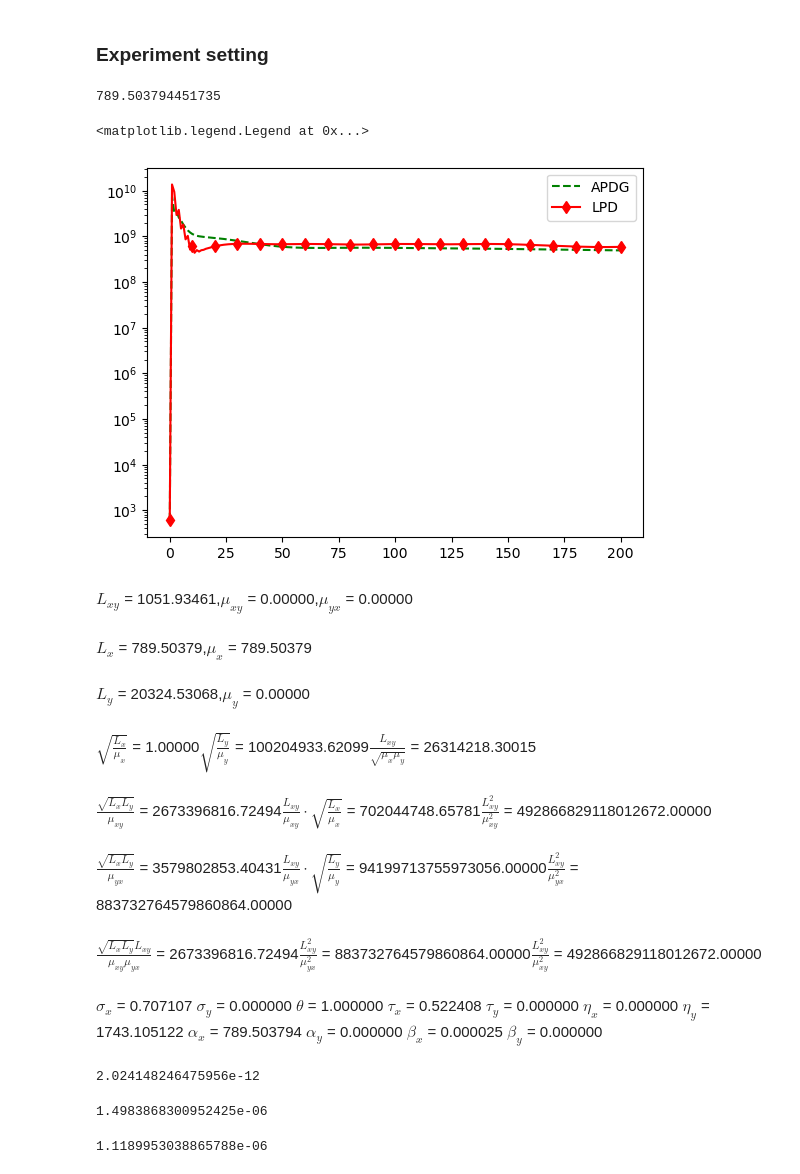
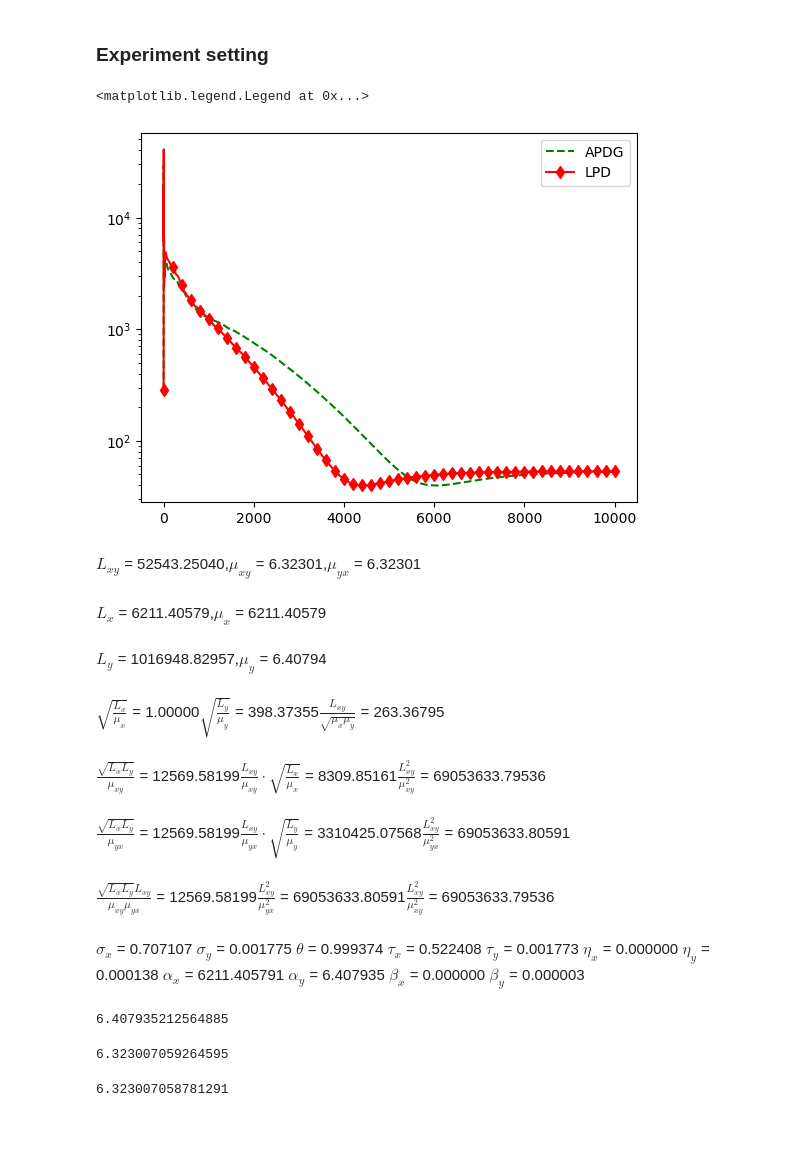
Before and after one commit to mrph2898/MASS, a Jupyter notebook: experiments/RL_comparison.ipynb, the cells around one changed output. Drawn from its saved outputs; the diff is of its cells as text; code cells hidden in the pictures; blank space fills up the shorter version.

```diff
--- a/experiments/RL_comparison.ipynb
+++ b/experiments/RL_comparison.ipynb
@@ -81,8 +81,9 @@ True
 ### Experiment setting
 # %%
 _states, _actions, _n_states, _rewards = [], [], [], []
-for s, a, _s, r in task.mdp.sample_transition(max_n=n, policy=beh_pol, seed=None,
-                                    with_restart=True, s_start=None):
+N = 20000
+for s, a, _s, r in task.mdp.sample_transition(max_n=N, policy=beh_pol, seed=None,
+                                              with_restart=True, s_start=None):
     _states.append(s)
     _actions.append(a)
     _n_states.append(_s)
@@ -121,9 +122,9 @@ class RL_problem(pr.BaseSaddle):
         self.L_x = self.rho
         self.mu_x = self.rho
 
-        spectrum = LA.svd(self.C)[1]
-        self.L_y = spectrum.real.max()
-        self.mu_y = np.abs(spectrum).min()
+        spectrum = LA.eig(self.C)[0]
+        self.L_y = spectrum.max()
+        self.mu_y = spectrum.real.min()
         if self.rho == 0:
             self.yopt = LA.solve(self.A.transpose(), np.zeros((n, 1)))
             self.xopt = LA.solve(self.A, self.C.dot(self.yopt) - self.b)
@@ -144,71 +145,70 @@ class RL_problem(pr.BaseSaddle):
 # %%
 A=-B
 RHO = LA.svd(A.T.dot(LA.inv(C)).dot(A))[1].max()
-print(RHO)
+# RHO = 1.
 problem_RL = RL_problem(B=B,C=C, b=b.T, rho=RHO)
 params = {"apdg": None,
-          'altgd': 0.1,
-          'simgd': 0.05,
-          'avg': 1,
-          'eg':0.6,
-          'omd':0.3,
-          'AA': 0.5
+          # 'altgd': 0.1,
+          # 'simgd': 0.05,
+          # 'avg': 1,
+          # 'eg':0.6,
+          # 'omd':0.3,
+          # 'AA': 0.5
          }
  # {'simgd':0.05, 'altgd':0.1, 'avg':1, 'adam':0.01, 'eg':0.6,'omd':0.3, 'fr':0.05,'AA':0.5}
 
 x0 = np.ones(n_feat, )
 y0 = np.ones(n_feat, )
 type2=True
-iteration = 200
+iteration = 10000
 k =  100
 methods_dict = ut.main(problem_RL, iteration, x0.copy(), y0.copy(), params, k=k)
-# %% [output]
-789.503794451735
 # %%
 %matplotlib inline
 plot_interval = 1
+markevery=200
 for method in methods_dict:
     if method not in ["EG", "OMD", "SimGD", "AltGD"]:
         plt.semilogy(np.arange(0, iteration+plot_interval, plot_interval),
                      methods_dict[method]["loss_hist"][::plot_interval],
                      methods_dict[method]["marker"],
                      markevery=markevery,
                      label=method
                     )
 plt.legend()
 # %% [output]
 <matplotlib.legend.Legend at 0x...>
-[figure, old version]
+[figure, new version]
 # %%
 ut.display_constants(problem_RL)
 # %% [output]
-$L_{xy}$ = 1051.93461,$\mu_{xy}$ = 0.00000,$\mu_{yx}$ = 0.00000
+$L_{xy}$ = 52543.25040,$\mu_{xy}$ = 6.32301,$\mu_{yx}$ = 6.32301
-$L_{x}$ = 789.50379,$\mu_{x}$ = 789.50379
+$L_{x}$ = 6211.40579,$\mu_{x}$ = 6211.40579
-$L_{y}$ = 20324.53068,$\mu_{y}$ = 0.00000
+$L_{y}$ = 1016948.82957,$\mu_{y}$ = 6.40794
-$\sqrt{\frac{L_x}{\mu_{x}}}$ = 1.00000$\sqrt{\frac{L_y}{\mu_{y}}}$ = 100204933.62099$\frac{L_{xy}}{\sqrt{\mu_{x} \mu_y}}$ = 26314218.30015
+$\sqrt{\frac{L_x}{\mu_{x}}}$ = 1.00000$\sqrt{\frac{L_y}{\mu_{y}}}$ = 398.37355$\frac{L_{xy}}{\sqrt{\mu_{x} \mu_y}}$ = 263.36795
-$\frac{\sqrt{L_x L_y}}{\mu_{xy}}$ = 2673396816.72494$\frac{L_{xy}}{\mu_{xy}}\cdot\sqrt{\frac{L_x}{\mu_{x}}}$ = 702044748.65781$\frac{L_{xy}^2}{\mu_{xy}^2}$ = 492866829118012672.00000
+$\frac{\sqrt{L_x L_y}}{\mu_{xy}}$ = 12569.58199$\frac{L_{xy}}{\mu_{xy}}\cdot\sqrt{\frac{L_x}{\mu_{x}}}$ = 8309.85161$\frac{L_{xy}^2}{\mu_{xy}^2}$ = 69053633.79536
-$\frac{\sqrt{L_x L_y}}{\mu_{yx}}$ = 3579802853.40431$\frac{L_{xy}}{\mu_{yx}}\cdot\sqrt{\frac{L_y}{\mu_{y}}}$ = 94199713755973056.00000$\frac{L_{xy}^2}{\mu_{yx}^2}$ = 883732764579860864.00000
+$\frac{\sqrt{L_x L_y}}{\mu_{yx}}$ = 12569.58199$\frac{L_{xy}}{\mu_{yx}}\cdot\sqrt{\frac{L_y}{\mu_{y}}}$ = 3310425.07568$\frac{L_{xy}^2}{\mu_{yx}^2}$ = 69053633.80591
-$\frac{\sqrt{L_x L_y} L_{xy}}{\mu_{xy}\mu_{yx}}$ = 2673396816.72494$\frac{L_{xy}^2}{\mu_{yx}^2}$ = 883732764579860864.00000$\frac{L_{xy}^2}{\mu_{xy}^2}$ = 492866829118012672.00000
+$\frac{\sqrt{L_x L_y} L_{xy}}{\mu_{xy}\mu_{yx}}$ = 12569.58199$\frac{L_{xy}^2}{\mu_{yx}^2}$ = 69053633.80591$\frac{L_{xy}^2}{\mu_{xy}^2}$ = 69053633.79536
 $\sigma_x$ = 0.707107
-$\sigma_y$ = 0.000000
-$\theta$ = 1.000000
+$\sigma_y$ = 0.001775
+$\theta$ = 0.999374
 $\tau_x$ = 0.522408
-$\tau_y$ = 0.000000
+$\tau_y$ = 0.001773
 $\eta_x$ = 0.000000
-$\eta_y$ = 1743.105122
-$\alpha_x$ = 789.503794
-$\alpha_y$ = 0.000000
-$\beta_x$ = 0.000025
-$\beta_y$ = 0.000000
+$\eta_y$ = 0.000138
+$\alpha_x$ = 6211.405791
+$\alpha_y$ = 6.407935
+$\beta_x$ = 0.000000
+$\beta_y$ = 0.000003
 # %%
 problem_RL.mu_y
 # %% [output]
-2.024148246475956e-12
+6.407935212564885
 # %%
 problem_RL.mu_xy
 # %% [output]
-1.4983868300952425e-06
+6.323007059264595
 # %%
 problem_RL.mu_yx
 # %% [output]
-1.1189953038865788e-06
+6.323007058781291
```
Also changed, not shown: 6 other files.
